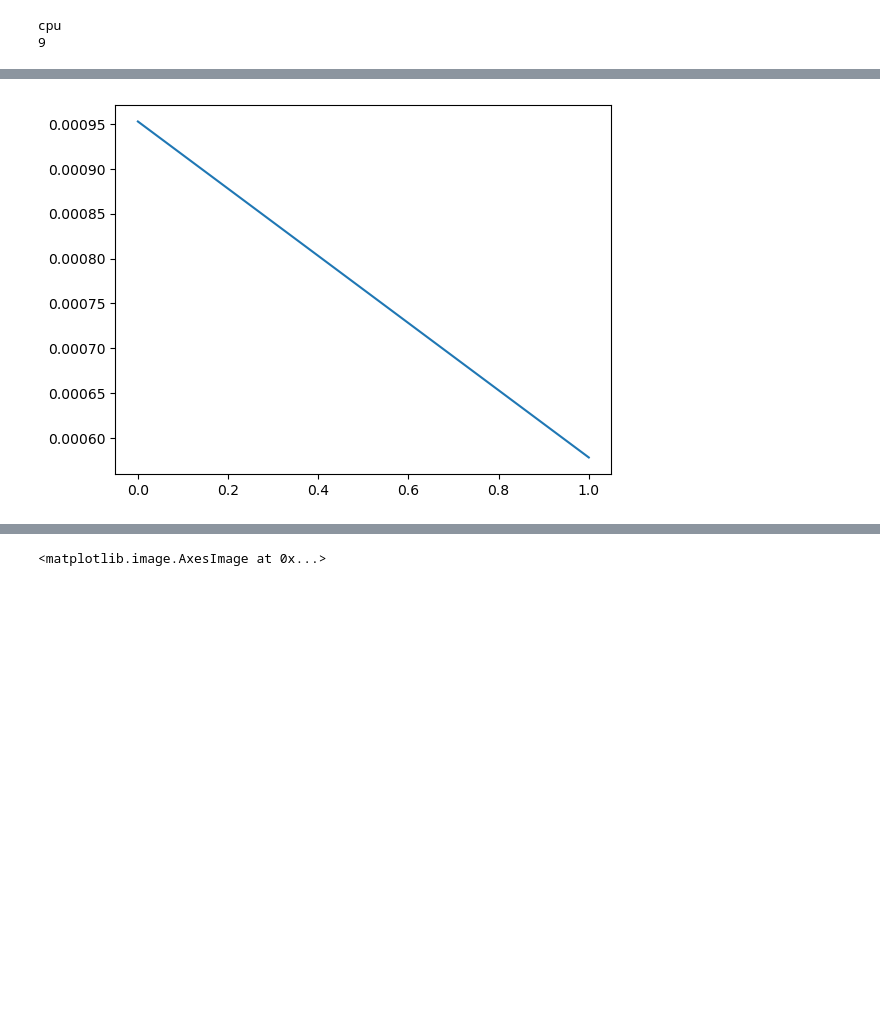
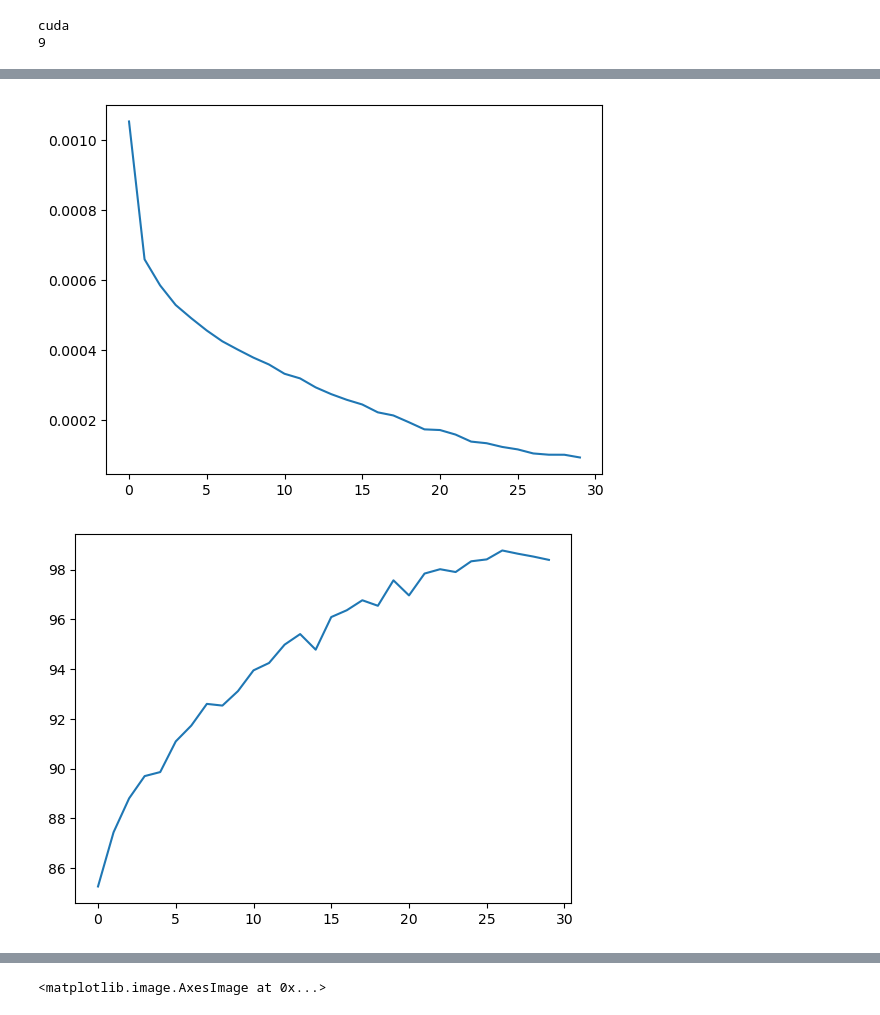
Before and after one commit to ethanh20009/ImageClassifier, a Jupyter notebook: fashion.ipynb, the cells around one changed output, grey strips where cells are left out. Drawn from its saved outputs; the diff is of its cells as text; code cells hidden in the pictures; blank space fills up the shorter version.

```diff
--- a/fashion.ipynb
+++ b/fashion.ipynb
@@ -13,12 +13,13 @@ device = torch.device('cuda' if torch.cuda.is_available() else 'cpu')
 print(device)
 
 trainDataset = torchvision.datasets.FashionMNIST("fashionDataset", train=True, download=True, transform=transforms.ToTensor())
+testDataset = torchvision.datasets.MNIST(root='./data', train=False, download=True, transform=transforms.ToTensor())
 
 
 x,y = trainDataset[0]
 print(y)
 # %% [output]
-cpu
+cuda
 9
 # %%
 class CNN(torch.nn.Module):
@@ -60,7 +61,7 @@ class RisNN(torch.nn.Module):
             resBlock(1,1),
             resBlock(1,1),
             resBlock(1,1),
-            resBlock(1,1),
+            resBlock(1,1)
         )
         self.fc1 = torch.nn.Sequential(
             torch.nn.Linear(784, 100),
@@ -116,51 +117,69 @@ RisNN(
   (relu): ReLU()
 )
 # %%
-epochs =2
+epochs =30
 batchSize = 600
 dataloader = DataLoader(trainDataset, batch_size=batchSize, shuffle=True, num_workers=4)
 
 
 loss = torch.nn.CrossEntropyLoss()
-optimiser = torch.optim.Adam(model.parameters(), lr=1e-2, weight_decay=1e-6)
+optimiser = torch.optim.Adam(model.parameters(), lr=1e-3, weight_decay=1e-3)
 # %%
 from IPython.display import clear_output
 
 history = []
 accuracy = []
-model.train()
+validationAcc = []
 for i in range(epochs):
+    model.train()
     totalCost = 0
 
     for xBatch, yBatch in dataloader:
         optimiser.zero_grad()
         xBatch = xBatch.to(device)
         yBatch = yBatch.to(device)
 
         y_this = model(xBatch)
         cost = loss(y_this, yBatch)
         cost.backward()
         totalCost += cost.item()
 
         optimiser.step()
     ##Plot acc
+    model.eval()
     ySet = trainDataset.targets.to(device)
     xSet = trainDataset.data.reshape(-1, 1, 28, 28)
     xSet = xSet.to(device).to(torch.float)
     modelOutput = model(xSet)
 
     indexOut = torch.argmax(modelOutput, dim=1)
     matches = indexOut == ySet
     accuracy.append(matches.sum().item()*100/len(ySet))
 
     plt.figure(figsize=(6,3))
     plt.plot(accuracy)
     plt.show()
     print(i)
     clear_output(wait=True)
 
     history.append(totalCost/len(trainDataset))
+
+    ##
+    ##Test validation set
+    model.eval()
+    ySet = testDataset.targets.to(device)
+    xSet = testDataset.data.reshape(-1, 1, 28, 28)
+    xSet = xSet.to(device).to(torch.float)
+    modelOutput = model(xSet)
+    indexOut = torch.argmax(modelOutput, dim=1)
+    matches = indexOut == ySet
+    validationAcc.append(matches.sum().item()*100/len(ySet))
 plt.plot(history)
 plt.show()
+plt.plot(accuracy)
+plt.show()
+plt.plot(validationAcc)
+plt.show()
 # %% [output]
-[figure, old version]
+[figure, new version]
+[figure, added]
```
Also changed, not shown: parts of 4 cells of this notebook, 1 other file.
